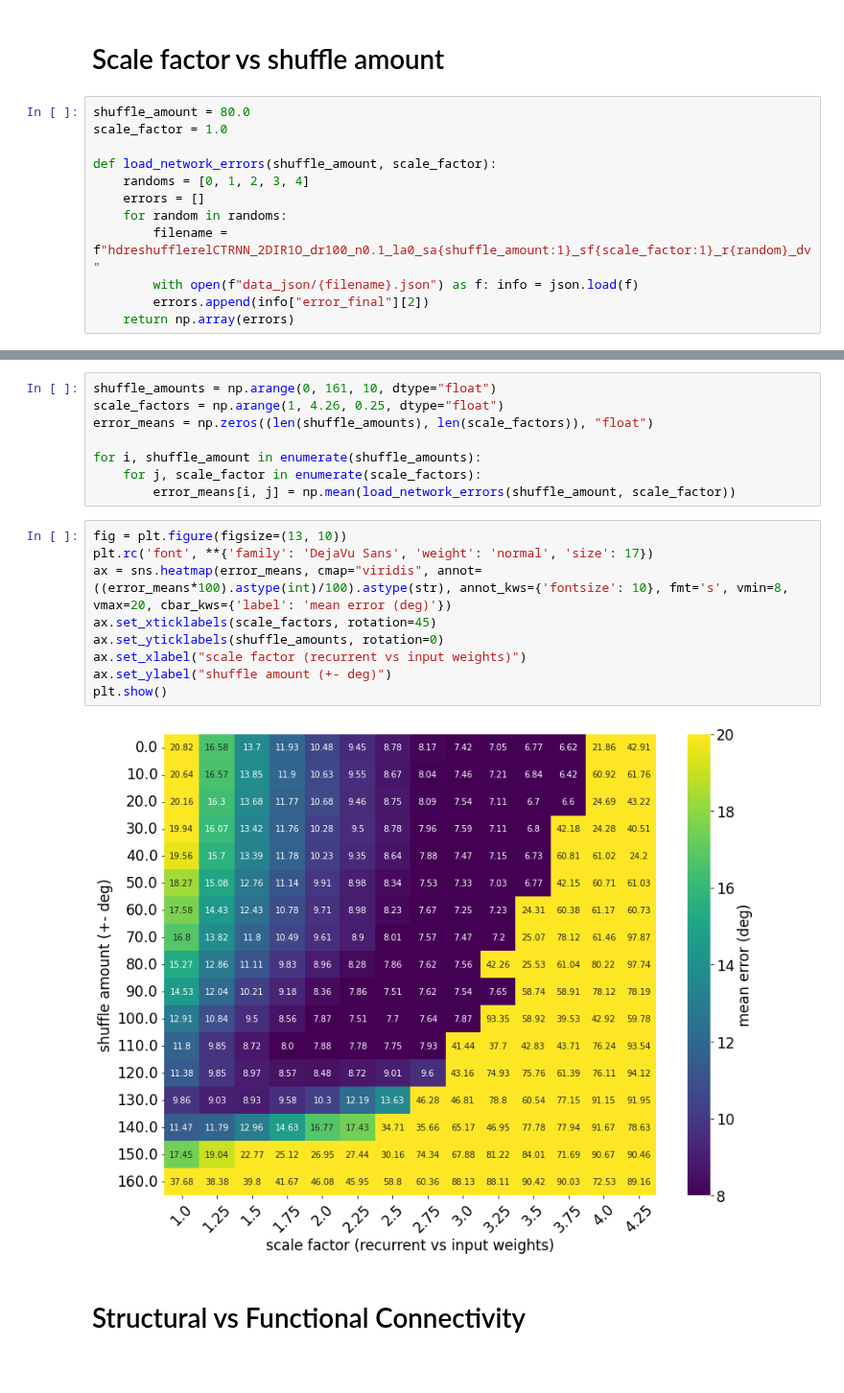
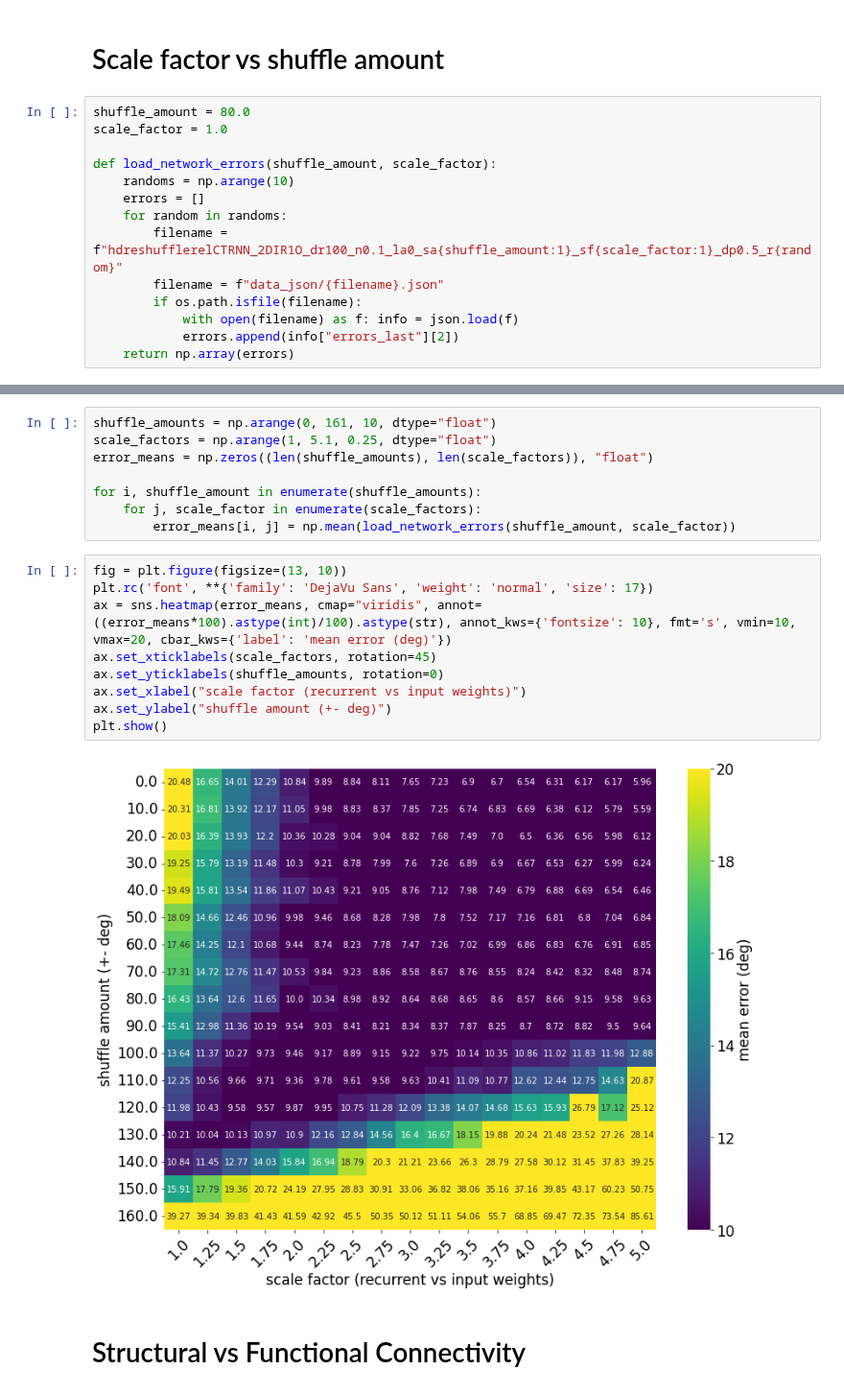
Before and after one commit to azaho/ccn_story3, a Jupyter notebook: radius.ipynb, the cells around one changed output, grey strips where cells are left out. Shown at 96% size. Cells and saved outputs as stored; diff of their text form.

```diff
--- a/radius.ipynb
+++ b/radius.ipynb
@@ -11,10 +12,12 @@ shuffle_amount = 80.0
 scale_factor = 1.0
 
 def load_network_errors(shuffle_amount, scale_factor):
-    randoms = [0, 1, 2, 3, 4]
+    randoms = np.arange(10)
     errors = []
     for random in randoms:
-        filename = f"hdreshufflerelCTRNN_2DIR1O_dr100_n0.1_la0_sa{shuffle_amount:1}_sf{scale_factor:1}_r{random}_dv"
-        with open(f"data_json/{filename}.json") as f: info = json.load(f)
-        errors.append(info["error_final"][2])
+        filename = f"hdreshufflerelCTRNN_2DIR1O_dr100_n0.1_la0_sa{shuffle_amount:1}_sf{scale_factor:1}_dp0.5_r{random}"
+        filename = f"data_json/{filename}.json"
+        if os.path.isfile(filename):
+            with open(filename) as f: info = json.load(f)
+            errors.append(info["errors_last"][2])
     return np.array(errors)
@@ -25,6 +24,6 @@ array([20.32113548, 21.2280246 , 20.52568492, 21.17770114, 20.88157541])
 # %%
 shuffle_amounts = np.arange(0, 161, 10, dtype="float")
-scale_factors = np.arange(1, 4.26, 0.25, dtype="float")
+scale_factors = np.arange(1, 5.1, 0.25, dtype="float")
 error_means = np.zeros((len(shuffle_amounts), len(scale_factors)), "float")
 
 for i, shuffle_amount in enumerate(shuffle_amounts):
@@ -33,14 +32,14 @@ for i, shuffle_amount in enumerate(shuffle_amounts):
 # %%
 fig = plt.figure(figsize=(13, 10))
 plt.rc('font', **{'family': 'DejaVu Sans', 'weight': 'normal', 'size': 17})
-ax = sns.heatmap(error_means, cmap="viridis", annot=((error_means*100).astype(int)/100).astype(str), annot_kws={'fontsize': 10}, fmt='s', vmin=8, vmax=20, cbar_kws={'label': 'mean error (deg)'})
+ax = sns.heatmap(error_means, cmap="viridis", annot=((error_means*100).astype(int)/100).astype(str), annot_kws={'fontsize': 10}, fmt='s', vmin=10, vmax=20, cbar_kws={'label': 'mean error (deg)'})
 ax.set_xticklabels(scale_factors, rotation=45)
 ax.set_yticklabels(shuffle_amounts, rotation=0)
 ax.set_xlabel("scale factor (recurrent vs input weights)")
 ax.set_ylabel("shuffle amount (+- deg)")
 plt.show()
 # %% [output]
-[figure, old version]
+[figure, new version]
 # %% [markdown]
 # Structural vs Functional Connectivity
 # %%
```
Also changed, not shown: parts of 2 cells of this notebook, 1 other file.
